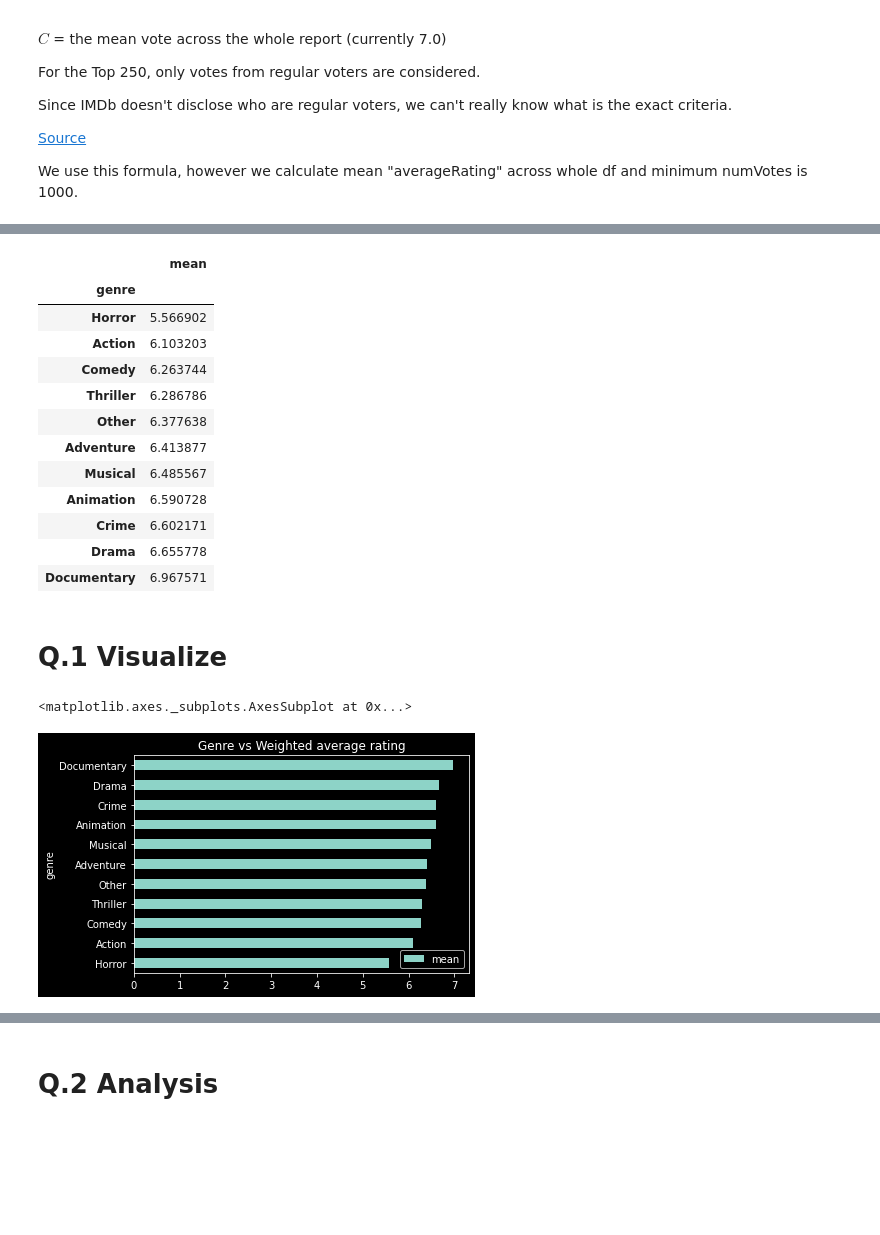
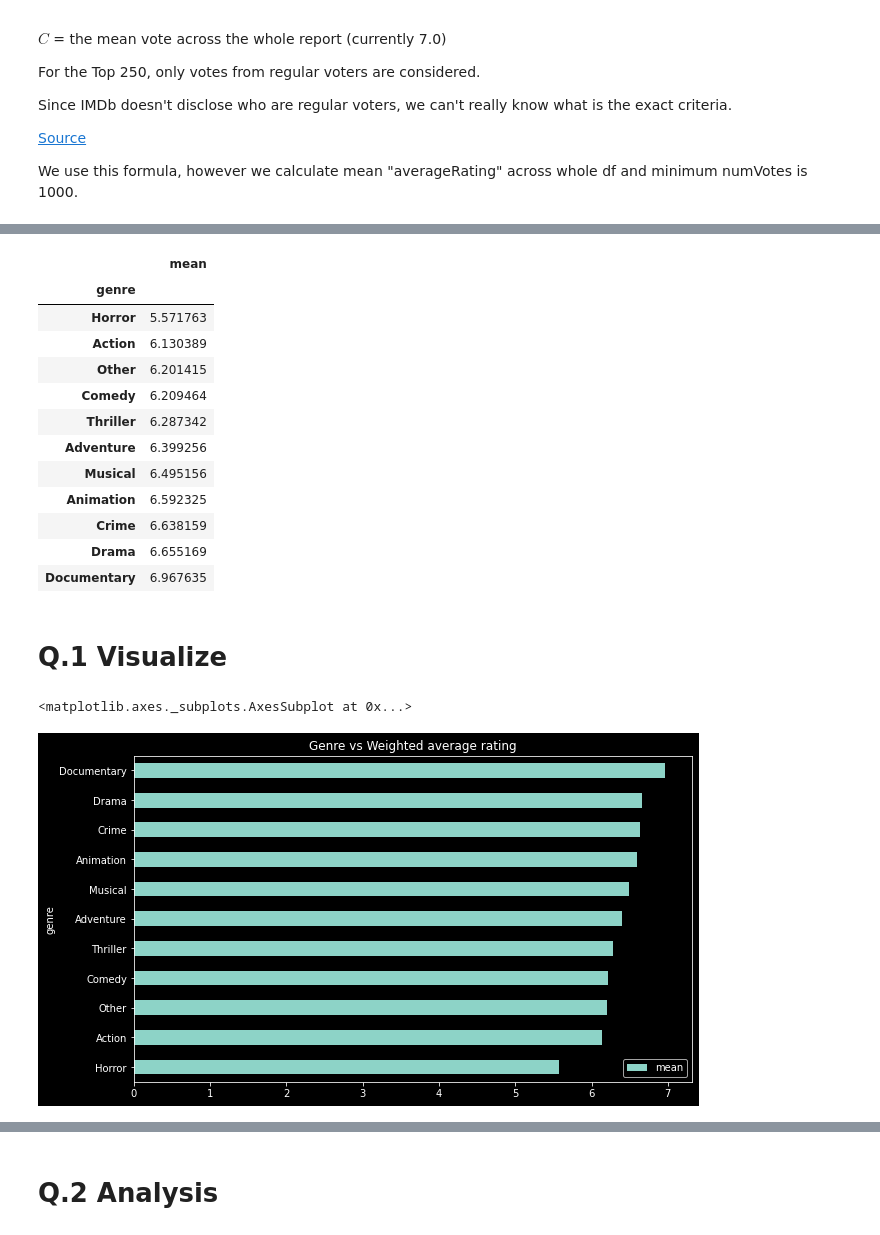
Before and after one commit to a-maksimov/data_analysis, a Jupyter notebook: imdb_horror_analysis.ipynb, the cells around one changed output, grey strips where cells are left out. Cells and saved outputs as stored; diff of their text form; code cells hidden in the pictures; blank space fills up the shorter version.

```diff
--- a/imdb_horror_analysis.ipynb
+++ b/imdb_horror_analysis.ipynb
@@ -339,5 +163,22 @@ def get_key_from_value(dictionary, string):
+# %%
+#@title Genres processing
+
+# Returns the genre in the order of genres_order
+def get_genre(string):
+    string_list = string.split(',')
+    genres_order = ['Animation', 'Documentary', 'Musical', 'Comedy', 'Horror', 'Action', 'Adventure',
+                    'Thriller', 'Crime', 'Drama']
+    if len(string_list) == 1:
+        if string_list[0] in genres_order:
+            return string_list[0]
+        else:
+            return 'Other'
+    for genre in genres_order:
+        if genre in string_list:
+            return genre
+    return 'Other'
 # %%
-df['genre'] = df['genres'].map(lambda genre: get_key_from_value(genres_dict, genre))
+df['genre'] = df['genres'].map(lambda genre: get_genre(genre))
 # %%
 df.genre.value_counts(dropna=False)
 # %% [output]
@@ -409,26 +250,27 @@ result
 # %% [output]
 |  | mean |
 | genre |  |
-| Horror | 5.566902 |
-| Action | 6.103203 |
-| Comedy | 6.263744 |
-| Thriller | 6.286786 |
-| Other | 6.377638 |
-| Adventure | 6.413877 |
-| Musical | 6.485567 |
-| Animation | 6.590728 |
-| Crime | 6.602171 |
-| Drama | 6.655778 |
-| Documentary | 6.967571 |
+| Horror | 5.571763 |
+| Action | 6.130389 |
+| Other | 6.201415 |
+| Comedy | 6.209464 |
+| Thriller | 6.287342 |
+| Adventure | 6.399256 |
+| Musical | 6.495156 |
+| Animation | 6.592325 |
+| Crime | 6.638159 |
+| Drama | 6.655169 |
+| Documentary | 6.967635 |
 # %% [markdown]
 # Q.1 Visualize
 # %%
 import matplotlib.pyplot as plt
 plt.style.use('dark_background')
+figsize = (10, 6)
 
-result.plot(kind='barh', title='Genre vs Weighted average rating')
+result.plot(kind='barh', title='Genre vs Weighted average rating', figsize=figsize)
 # %% [output]
 <matplotlib.axes._subplots.AxesSubplot at 0x...>
-[figure, old version]
+[figure, new version]
 # %%
 df.sort_values('genre').reset_index().plot(x='genre', y='wr', kind='scatter', alpha=0.05, rot=90,
```
Also changed, not shown: parts of 20 cells of this notebook.
